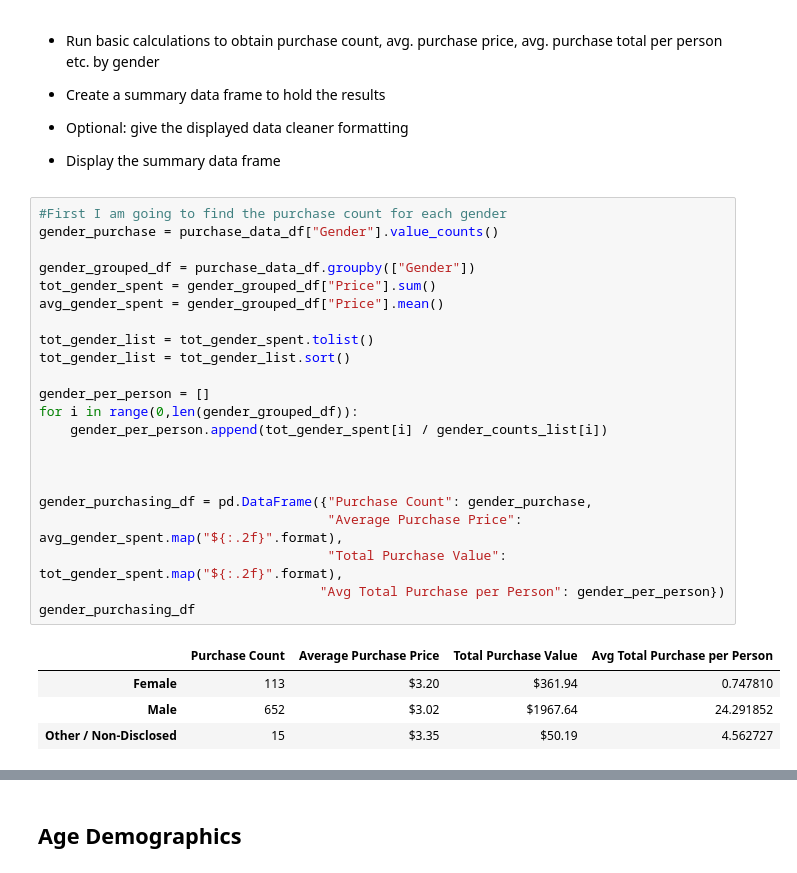
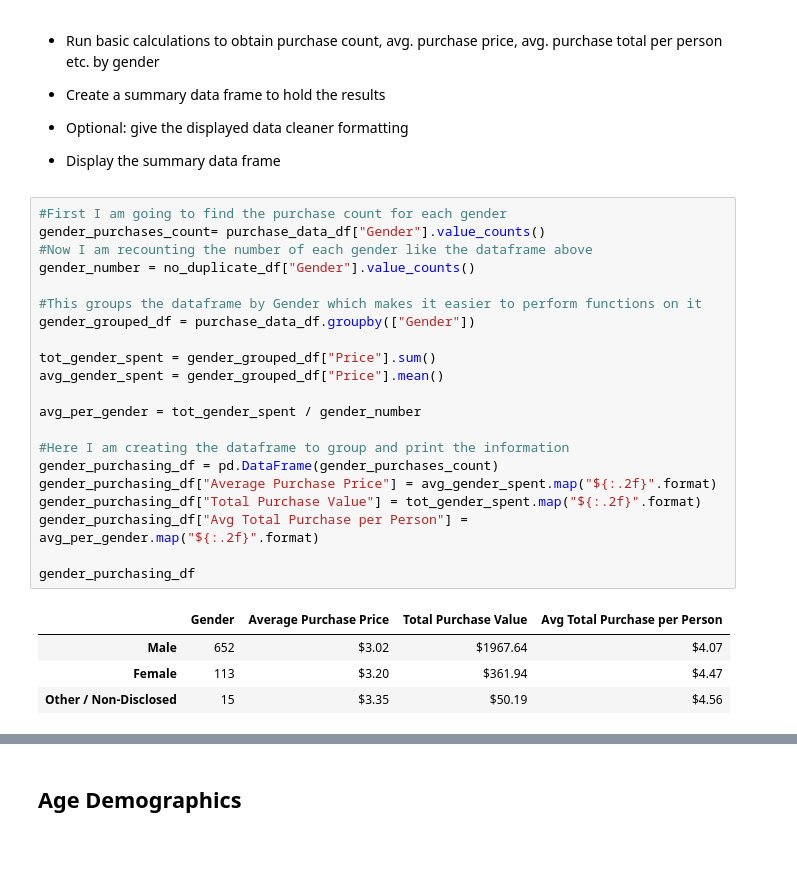
Before and after one commit to cseebec/pandas-challenge, a Jupyter notebook: HeroesOfPymoli/HeroesOfPymoli.ipynb, the cells around one changed output, grey strips where cells are left out. Cells and saved outputs as stored; diff of their text form.

Commit message:
Finally figured out groupby

```diff
--- a/HeroesOfPymoli/HeroesOfPymoli.ipynb
+++ b/HeroesOfPymoli/HeroesOfPymoli.ipynb
@@ -113,28 +107,27 @@ gender_demographics_df
 * Display the summary data frame
 # %%
 #First I am going to find the purchase count for each gender
-gender_purchase = purchase_data_df["Gender"].value_counts()
+gender_purchases_count= purchase_data_df["Gender"].value_counts()
+#Now I am recounting the number of each gender like the dataframe above
+gender_number = no_duplicate_df["Gender"].value_counts()
 
+#This groups the dataframe by Gender which makes it easier to perform functions on it
 gender_grouped_df = purchase_data_df.groupby(["Gender"])
+
 tot_gender_spent = gender_grouped_df["Price"].sum()
 avg_gender_spent = gender_grouped_df["Price"].mean()
 
-tot_gender_list = tot_gender_spent.tolist()
-tot_gender_list = tot_gender_list.sort()
+avg_per_gender = tot_gender_spent / gender_number
 
-gender_per_person = []
-for i in range(0,len(gender_grouped_df)):
-    gender_per_person.append(tot_gender_spent[i] / gender_counts_list[i])
+#Here I am creating the dataframe to group and print the information
+gender_purchasing_df = pd.DataFrame(gender_purchases_count)
+gender_purchasing_df["Average Purchase Price"] = avg_gender_spent.map("${:.2f}".format)
+gender_purchasing_df["Total Purchase Value"] = tot_gender_spent.map("${:.2f}".format)
+gender_purchasing_df["Avg Total Purchase per Person"] = avg_per_gender.map("${:.2f}".format)
 
-
-
-gender_purchasing_df = pd.DataFrame({"Purchase Count": gender_purchase,
-                                     "Average Purchase Price": avg_gender_spent.map("${:.2f}".format),
-                                     "Total Purchase Value": tot_gender_spent.map("${:.2f}".format),
-                                    "Avg Total Purchase per Person": gender_per_person})
 gender_purchasing_df
 # %% [output]
-|  | Purchase Count | Average Purchase Price | Total Purchase Value | Avg Total Purchase per Person |
-| Female | 113 | $3.20 | $361.94 | 0.747810 |
-| Male | 652 | $3.02 | $1967.64 | 24.291852 |
-| Other / Non-Disclosed | 15 | $3.35 | $50.19 | 4.562727 |
+|  | Gender | Average Purchase Price | Total Purchase Value | Avg Total Purchase per Person |
+| Male | 652 | $3.02 | $1967.64 | $4.07 |
+| Female | 113 | $3.20 | $361.94 | $4.47 |
+| Other / Non-Disclosed | 15 | $3.35 | $50.19 | $4.56 |
```
Also changed, not shown: parts of 10 cells of this notebook.
